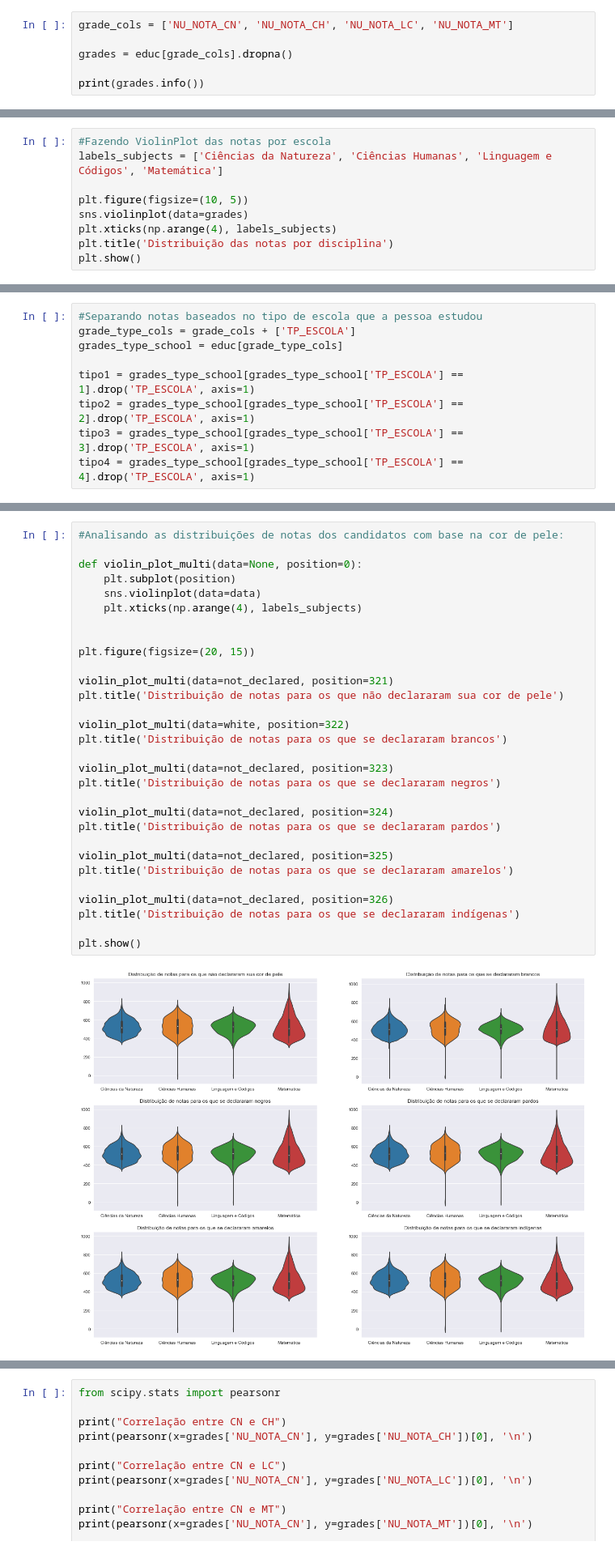
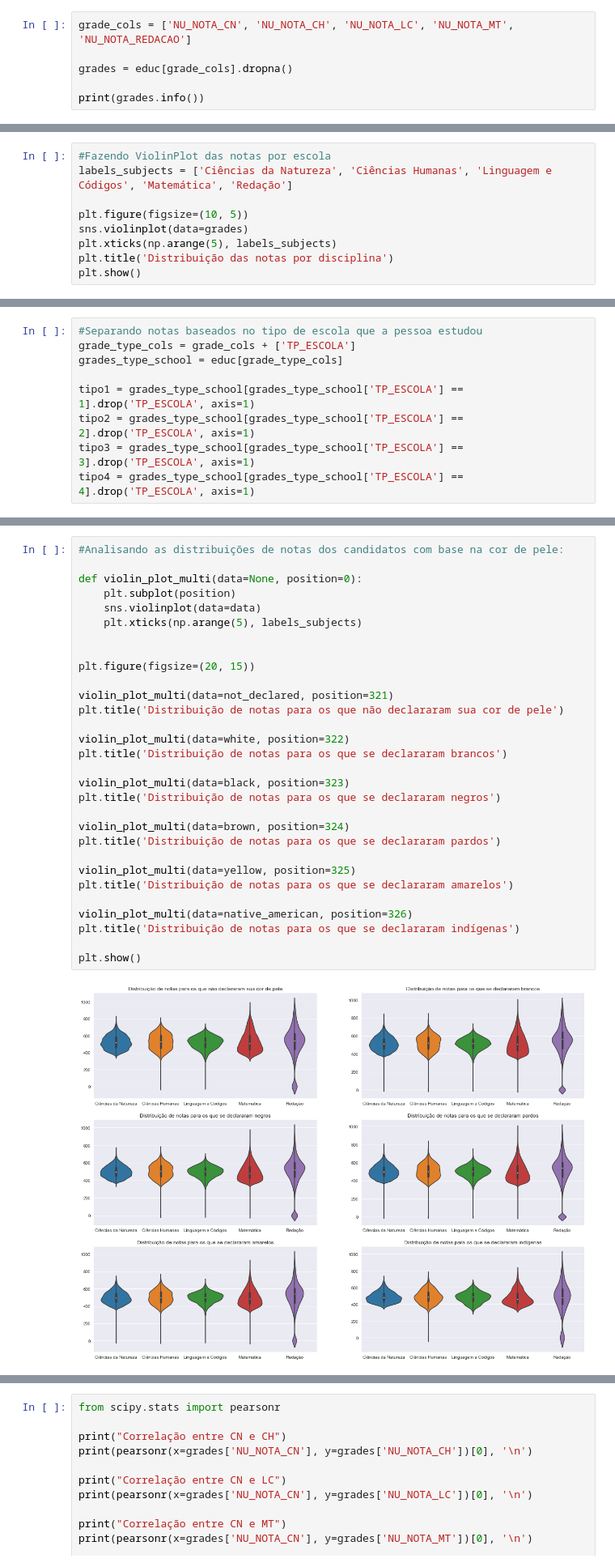
Before and after one commit to paulovictorcorreia/rn_enem_data_analysis, a Jupyter notebook: eda_enem_rn_2017.ipynb, the cells around one changed output, grey strips where cells are left out. Shown: that part at 81% size. Drawn from its saved outputs; the diff is of its cells as text.

```diff
--- a/eda_enem_rn_2017.ipynb
+++ b/eda_enem_rn_2017.ipynb
@@ -24,7 +24,7 @@ None
 # 2. Raw analysis of the grades
 In this section, we're gonna analyse the distribution of grades in each subject, and also visualize how social and economic factors, like the type of school in which the student spent his high school, have influence in the data's spread and other statistical attributes, such as mean, median, etc...
 # %%
-grade_cols = ['NU_NOTA_CN', 'NU_NOTA_CH', 'NU_NOTA_LC', 'NU_NOTA_MT']
+grade_cols = ['NU_NOTA_CN', 'NU_NOTA_CH', 'NU_NOTA_LC', 'NU_NOTA_MT', 'NU_NOTA_REDACAO']
 
 grades = educ[grade_cols].dropna()
 
@@ -84,11 +85,11 @@ plt.show()
 [figure]
 # %%
 #Fazendo ViolinPlot das notas por escola
-labels_subjects = ['Ciências da Natureza', 'Ciências Humanas', 'Linguagem e Códigos', 'Matemática']
+labels_subjects = ['Ciências da Natureza', 'Ciências Humanas', 'Linguagem e Códigos', 'Matemática', 'Redação']
 
 plt.figure(figsize=(10, 5))
 sns.violinplot(data=grades)
-plt.xticks(np.arange(4), labels_subjects)
+plt.xticks(np.arange(5), labels_subjects)
 plt.title('Distribuição das notas por disciplina')
 plt.show()
 # %% [output]
@@ -295,35 +303,35 @@ max    701.700000  742.700000  656.400000  791.400000
 # %%
 #Analisando as distribuições de notas dos candidatos com base na cor de pele:
 
 def violin_plot_multi(data=None, position=0):
     plt.subplot(position)
     sns.violinplot(data=data)
-    plt.xticks(np.arange(4), labels_subjects)
+    plt.xticks(np.arange(5), labels_subjects)
 
 
 plt.figure(figsize=(20, 15))
 
 violin_plot_multi(data=not_declared, position=321)
 plt.title('Distribuição de notas para os que não declararam sua cor de pele')
 
 violin_plot_multi(data=white, position=322)
 plt.title('Distribuição de notas para os que se declararam brancos')
 
-violin_plot_multi(data=not_declared, position=323)
+violin_plot_multi(data=black, position=323)
 plt.title('Distribuição de notas para os que se declararam negros')
 
-violin_plot_multi(data=not_declared, position=324)
+violin_plot_multi(data=brown, position=324)
 plt.title('Distribuição de notas para os que se declararam pardos')
 
-violin_plot_multi(data=not_declared, position=325)
+violin_plot_multi(data=yellow, position=325)
 plt.title('Distribuição de notas para os que se declararam amarelos')
 
-violin_plot_multi(data=not_declared, position=326)
+violin_plot_multi(data=native_american, position=326)
 plt.title('Distribuição de notas para os que se declararam indígenas')
 
 plt.show()
 # %% [output]
-[figure, old version]
+[figure, new version]
 # %%
 #Plotando as notas no modelo a x b, para identificar algum tipo de correlação
 #e imprimindo a correlação pearson entre as notas
```
Also changed, not shown: parts of 17 cells of this notebook.
